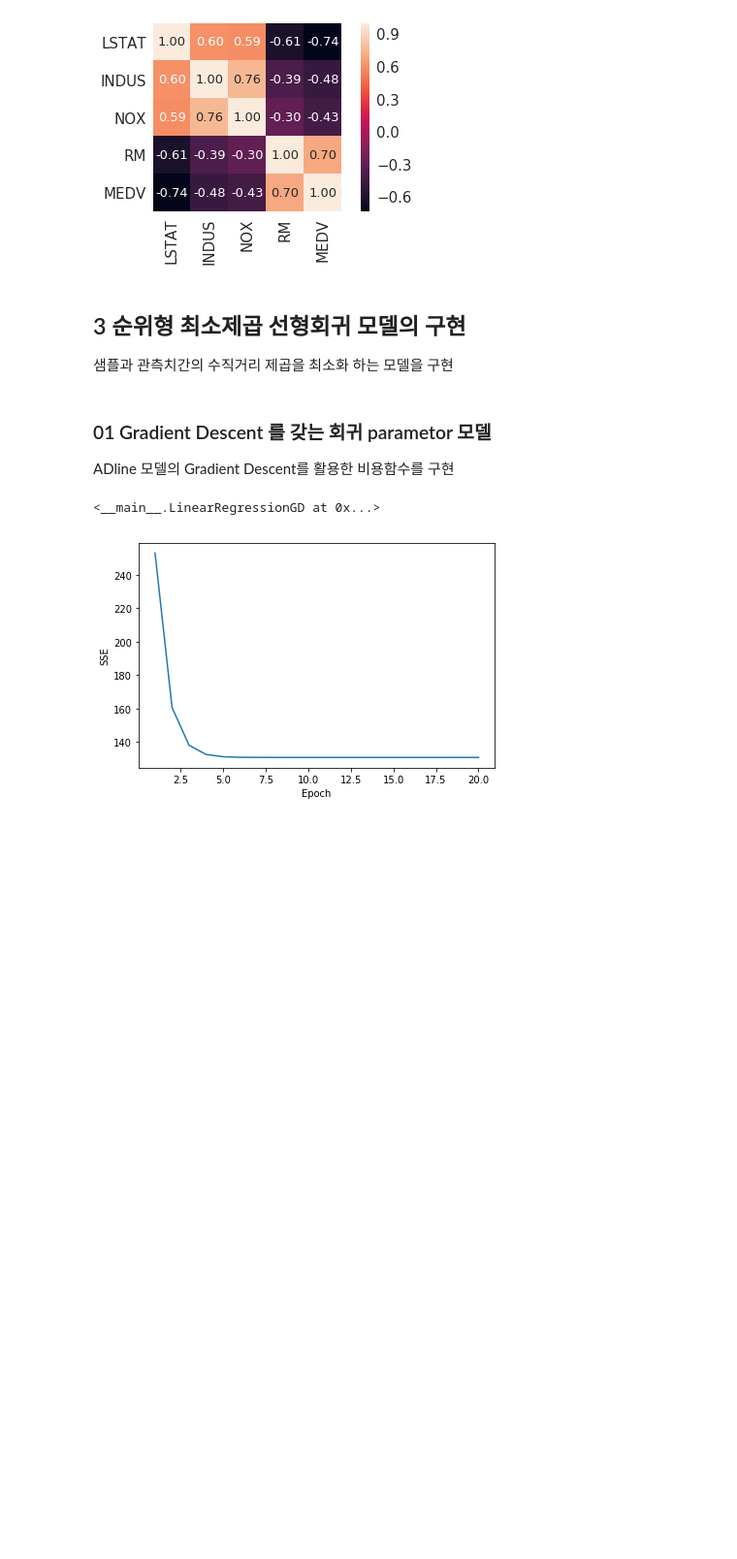
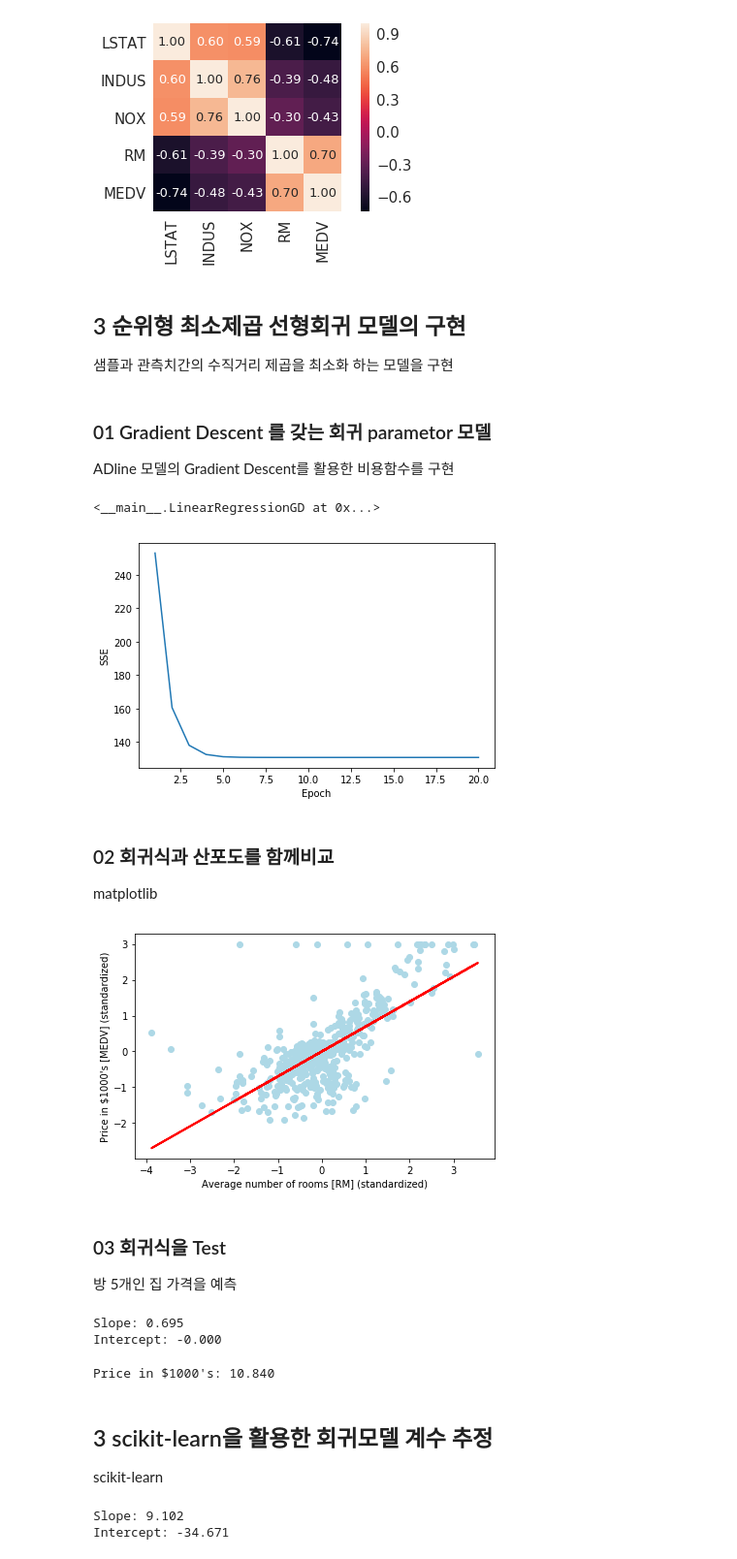
Before and after one commit to Queie/TensorFlow, a Jupyter notebook: 08.Simple Regression.ipynb, the cells around one changed output. Shown: that part at 97% size. Cells and saved outputs as stored; diff of their text form; code cells hidden in the pictures; blank space fills up the shorter version.

```diff
--- a/08.Simple Regression.ipynb
+++ b/08.Simple Regression.ipynb
@@ -158,0 +168,17 @@ plt.tight_layout(); plt.show()
+# %% [markdown]
+### 02 회귀식과 산포도를 함께비교
+matplotlib
+# %%
+# 선형모델에 fitting 을 시각화
+def lin_regplot(X, y, model):
+    plt.scatter(X, y, c='lightblue')
+    plt.plot(X, model.predict(X), color='red', linewidth=2)
+    return
+# %%
+# RM(방 갯수) 에 대한 MEDV(집 가격) 선형곡선 시각화
+lin_regplot(X_std, y_std, lr)
+plt.xlabel('Average number of rooms [RM] (standardized)')
+plt.ylabel('Price in $1000\'s [MEDV] (standardized)')
+plt.tight_layout(); plt.show()
+# %% [output]
+[figure, added]
@@ -158,0 +189,31 @@ plt.tight_layout(); plt.show()
+# %% [markdown]
+### 03 회귀식을 Test
+방 5개인 집 가격을 예측
+# %%
+# 출력단위를 Price $1,000 단위의 축으로 조정한다
+# 기울기는 0.695를 갖는 원점을 지나는 회귀식
+print('Slope: %.3f' % lr.w_[1])
+print('Intercept: %.3f' % lr.w_[0])
+# %% [output]
+Slope: 0.695
+Intercept: -0.000
+# %%
+# 방의 갯수가 5.0개일 떄 집의 가격을 출력
+num_rooms_std = sc_x.transform(np.array([[5.0]]))
+price_std = lr.predict(num_rooms_std)
+print("Price in $1000's: %.3f" % sc_y.inverse_transform(price_std))
+# %% [output]
+Price in $1000's: 10.840
+# %% [markdown]
+## 3 scikit-learn을 활용한 회귀모델 계수 추정
+scikit-learn
+# %%
+# scikit-learn을 활용한 회귀식 도출
+from sklearn.linear_model import LinearRegression
+slr = LinearRegression()
+slr.fit(X, y)
+y_pred = slr.predict(X)  # Regression 으로 예측한 Y값 (Targe 과는 불일치)
+print('Slope: {:.3f} \nIntercept: {:.3f}'.format(slr.coef_[0], slr.intercept_))
+# %% [output]
+Slope: 9.102
+Intercept: -34.671
```
Also changed, not shown: parts of 10 cells of this notebook.
